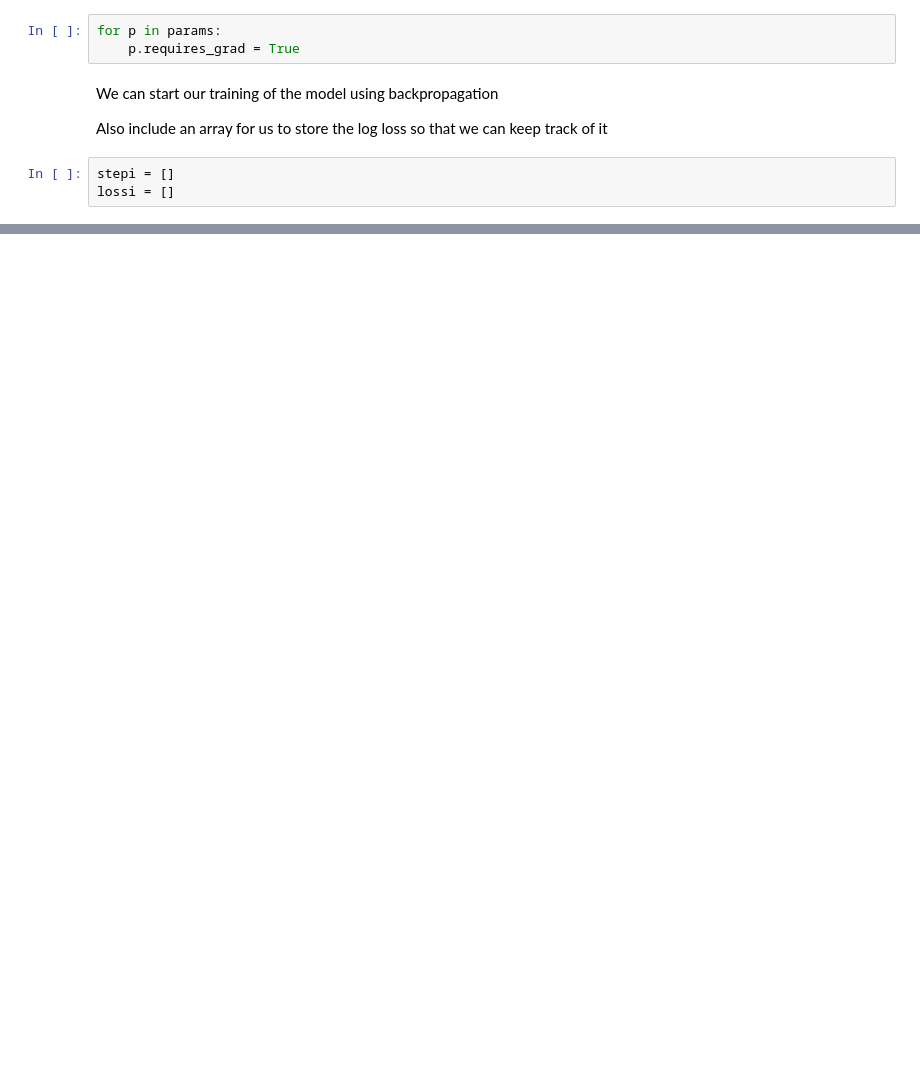
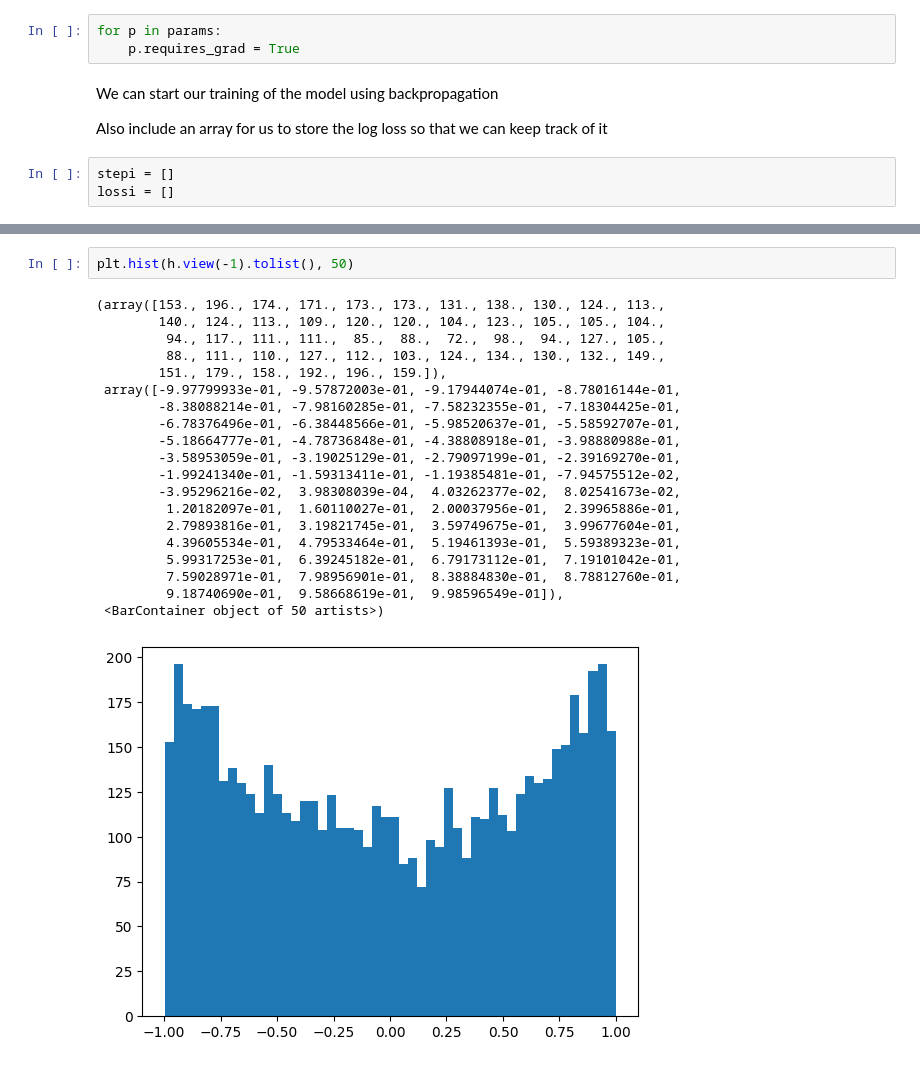
Before and after one commit to zsh-eng/ai-fast-game, a Jupyter notebook: makemore-bigram/makemore-mlp-more.ipynb, the cells around one changed output, grey strips where cells are left out. Drawn from its saved outputs; the diff is of its cells as text; blank space fills up the shorter version.

```diff
--- a/makemore-bigram/makemore-mlp-more.ipynb
+++ b/makemore-bigram/makemore-mlp-more.ipynb
@@ -125,0 +162,23 @@ plt.plot(stepi, lossi)
+# %%
+plt.hist(h.view(-1).tolist(), 50)
+# %% [output]
+(array([153., 196., 174., 171., 173., 173., 131., 138., 130., 124., 113.,
+        140., 124., 113., 109., 120., 120., 104., 123., 105., 105., 104.,
+         94., 117., 111., 111.,  85.,  88.,  72.,  98.,  94., 127., 105.,
+         88., 111., 110., 127., 112., 103., 124., 134., 130., 132., 149.,
+        151., 179., 158., 192., 196., 159.]),
+ array([-9.97799933e-01, -9.57872003e-01, -9.17944074e-01, -8.78016144e-01,
+        -8.38088214e-01, -7.98160285e-01, -7.58232355e-01, -7.18304425e-01,
+        -6.78376496e-01, -6.38448566e-01, -5.98520637e-01, -5.58592707e-01,
+        -5.18664777e-01, -4.78736848e-01, -4.38808918e-01, -3.98880988e-01,
+        -3.58953059e-01, -3.19025129e-01, -2.79097199e-01, -2.39169270e-01,
+        -1.99241340e-01, -1.59313411e-01, -1.19385481e-01, -7.94575512e-02,
+        -3.95296216e-02,  3.98308039e-04,  4.03262377e-02,  8.02541673e-02,
+         1.20182097e-01,  1.60110027e-01,  2.00037956e-01,  2.39965886e-01,
+         2.79893816e-01,  3.19821745e-01,  3.59749675e-01,  3.99677604e-01,
+         4.39605534e-01,  4.79533464e-01,  5.19461393e-01,  5.59389323e-01,
+         5.99317253e-01,  6.39245182e-01,  6.79173112e-01,  7.19101042e-01,
+         7.59028971e-01,  7.98956901e-01,  8.38884830e-01,  8.78812760e-01,
+         9.18740690e-01,  9.58668619e-01,  9.98596549e-01]),
+ <BarContainer object of 50 artists>)
+[figure, added]
```
Also changed, not shown: parts of 18 cells of this notebook.
